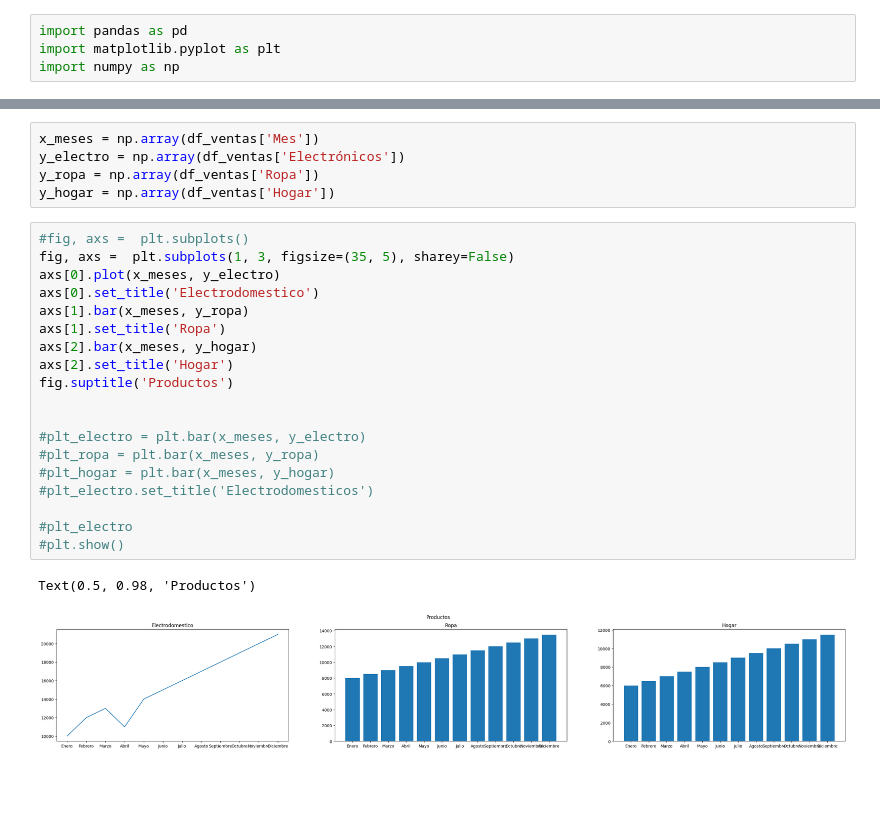
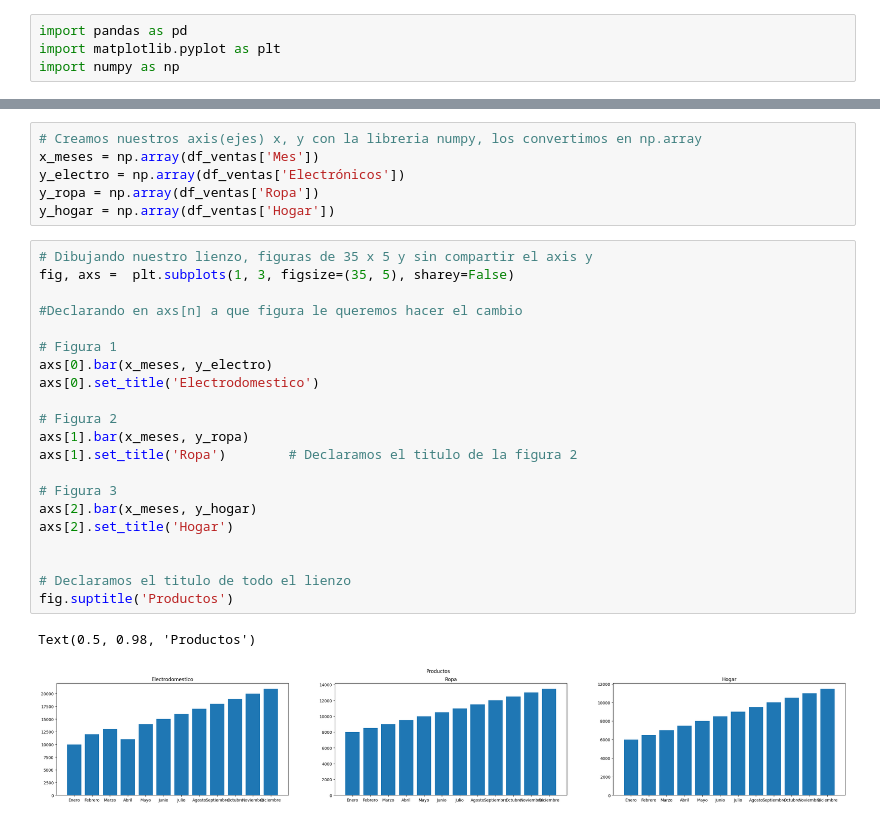
Before and after one commit to jorgemontess/python_exercises, a Jupyter notebook: exercise_2.ipynb, the cells around one changed output, grey strips where cells are left out. Cells and saved outputs as stored; diff of their text form; blank space fills up the shorter version.

```diff
--- a/exercide_2.ipynb
+++ b/exercise_2.ipynb
@@ -35,30 +37,33 @@ df_ventas
 # %%
+# Creamos nuestros axis(ejes) x, y con la libreria numpy, los convertimos en np.array
 x_meses = np.array(df_ventas['Mes'])
 y_electro = np.array(df_ventas['Electrónicos'])
 y_ropa = np.array(df_ventas['Ropa'])
 y_hogar = np.array(df_ventas['Hogar'])
 # %%
-#fig, axs =  plt.subplots()
+# Dibujando nuestro lienzo, figuras de 35 x 5 y sin compartir el axis y
 fig, axs =  plt.subplots(1, 3, figsize=(35, 5), sharey=False)
-axs[0].plot(x_meses, y_electro)
+
+#Declarando en axs[n] a que figura le queremos hacer el cambio
+
+# Figura 1
+axs[0].bar(x_meses, y_electro)
 axs[0].set_title('Electrodomestico')
+
+# Figura 2
 axs[1].bar(x_meses, y_ropa)
-axs[1].set_title('Ropa')
+axs[1].set_title('Ropa')        # Declaramos el titulo de la figura 2
+
+# Figura 3
 axs[2].bar(x_meses, y_hogar)
 axs[2].set_title('Hogar')
-fig.suptitle('Productos')
 
 
-#plt_electro = plt.bar(x_meses, y_electro)
-#plt_ropa = plt.bar(x_meses, y_ropa)
-#plt_hogar = plt.bar(x_meses, y_hogar)
-#plt_electro.set_title('Electrodomesticos')
-
-#plt_electro
-#plt.show()
+# Declaramos el titulo de todo el lienzo
+fig.suptitle('Productos')
 # %% [output]
 Text(0.5, 0.98, 'Productos')
-[figure, old version]
+[figure, new version]
 # %%
 fig, ax = plt.subplots(figsize = (15, 10))
 ax.plot(x_meses, y_electro, label = 'Electrodomesticos', marker = 'o')
```
Also changed, not shown: parts of 5 cells of this notebook, 1 other file.
